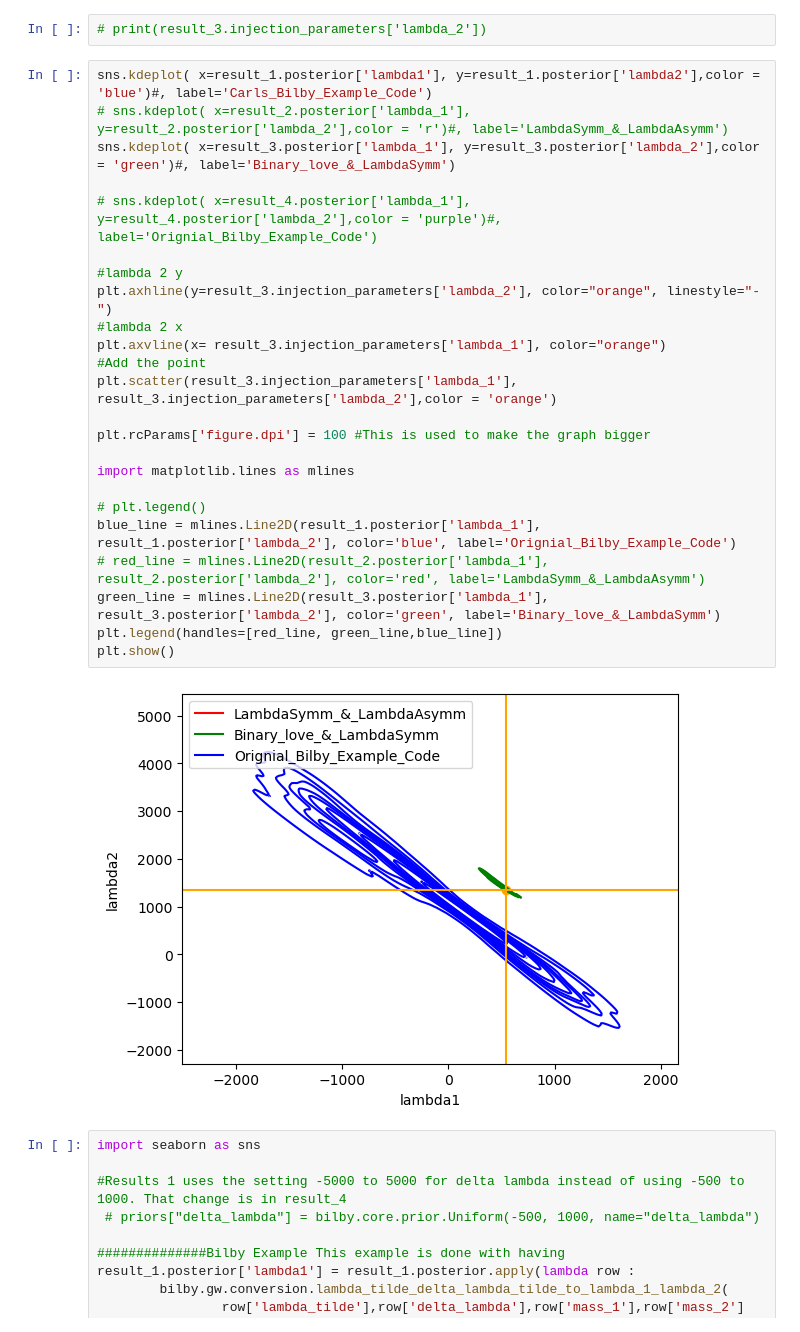
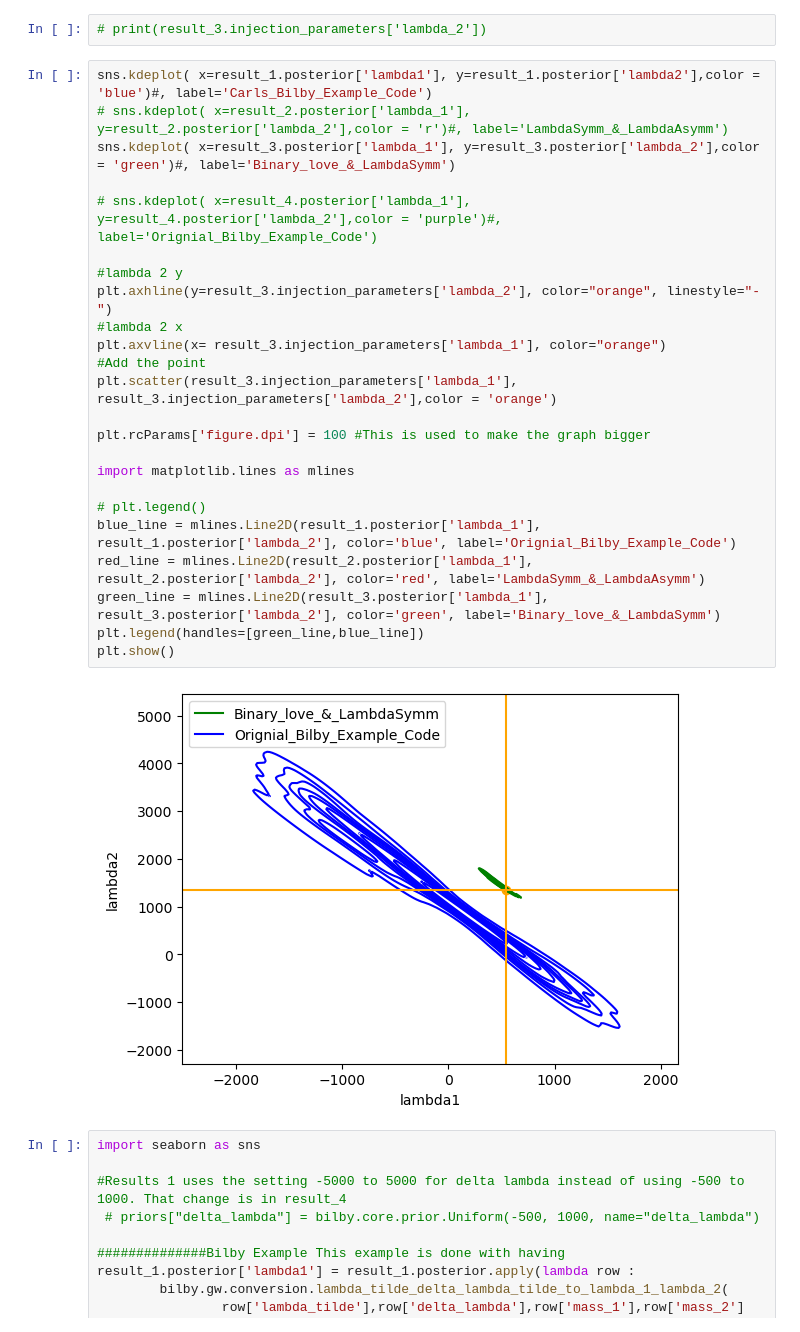
Before and after one commit to daniellmarc/Binary_Love, a Jupyter notebook: KDEplots.ipynb, the cells around one changed output. Cells and saved outputs as stored; diff of their text form.

```diff
--- a/KDEplots.ipynb
+++ b/KDEplots.ipynb
@@ -24,29 +24,29 @@ result_4 = bilby.result.read_in_result(filename='Original_Example/outdir/bns_exa
 # %%
 sns.kdeplot( x=result_1.posterior['lambda1'], y=result_1.posterior['lambda2'],color = 'blue')#, label='Carls_Bilby_Example_Code')
 # sns.kdeplot( x=result_2.posterior['lambda_1'], y=result_2.posterior['lambda_2'],color = 'r')#, label='LambdaSymm_&_LambdaAsymm')
 sns.kdeplot( x=result_3.posterior['lambda_1'], y=result_3.posterior['lambda_2'],color = 'green')#, label='Binary_love_&_LambdaSymm')
 
 # sns.kdeplot( x=result_4.posterior['lambda_1'], y=result_4.posterior['lambda_2'],color = 'purple')#, label='Orignial_Bilby_Example_Code')
 
 #lambda 2 y
 plt.axhline(y=result_3.injection_parameters['lambda_2'], color="orange", linestyle="-")
 #lambda 2 x
 plt.axvline(x= result_3.injection_parameters['lambda_1'], color="orange")
 #Add the point
 plt.scatter(result_3.injection_parameters['lambda_1'], result_3.injection_parameters['lambda_2'],color = 'orange')
 
 plt.rcParams['figure.dpi'] = 100 #This is used to make the graph bigger
 
 import matplotlib.lines as mlines
 
 # plt.legend()
 blue_line = mlines.Line2D(result_1.posterior['lambda_1'], result_1.posterior['lambda_2'], color='blue', label='Orignial_Bilby_Example_Code')
-# red_line = mlines.Line2D(result_2.posterior['lambda_1'], result_2.posterior['lambda_2'], color='red', label='LambdaSymm_&_LambdaAsymm')
+red_line = mlines.Line2D(result_2.posterior['lambda_1'], result_2.posterior['lambda_2'], color='red', label='LambdaSymm_&_LambdaAsymm')
 green_line = mlines.Line2D(result_3.posterior['lambda_1'], result_3.posterior['lambda_2'], color='green', label='Binary_love_&_LambdaSymm')
-plt.legend(handles=[red_line, green_line,blue_line])
+plt.legend(handles=[green_line,blue_line])
 plt.show()
 # %% [output]
-[figure, old version]
+[figure, new version]
 # %%
 import seaborn as sns
 
```
